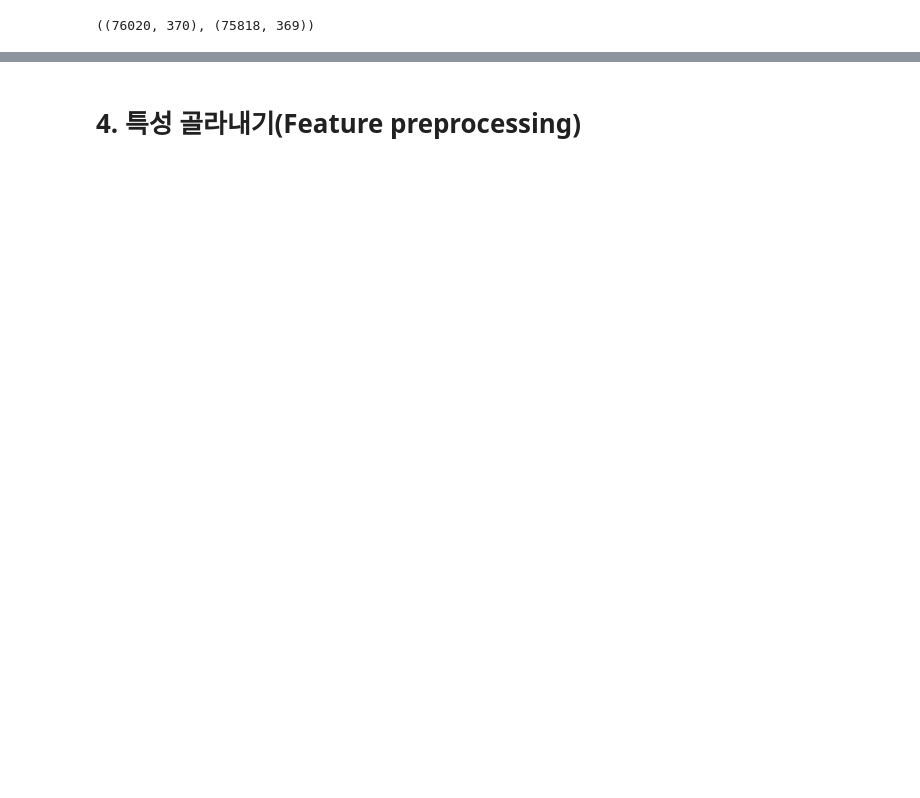
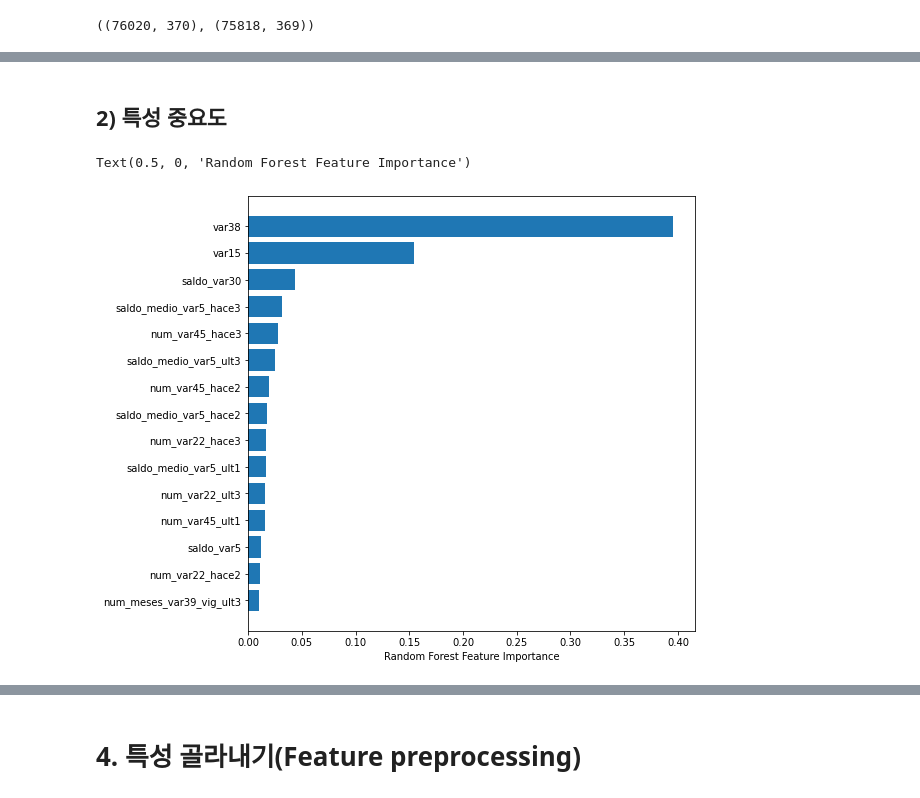
Before and after one commit to AIBootcamp19Team2/Santander, a Jupyter notebook: AI19_2조.ipynb, the cells around one changed output, grey strips where cells are left out. Cells and saved outputs as stored; diff of their text form; code cells hidden in the pictures; blank space fills up the shorter version.

```diff
--- a/AI19_2조.ipynb
+++ b/AI19_2조.ipynb
@@ -44,0 +128,3 @@ test_df.drop(['ID'], axis=1, inplace= True)
+# %%
+train['var3'].replace(-999999,2, inplace=True) #-99999를 제일 많고 낮은값으로 교체
+train.drop('ID',axis=1 , inplace=True) #만족 불만족을 따지는거라 고객이름은 불필요하기에 필요없는 ID컬럼 삭제
@@ -44,0 +159,26 @@ test_df.drop(['ID'], axis=1, inplace= True)
+# %%
+#XGBoost #이전 gridcv로 나온 최적 파라미터{'colsample_bytree': 0.5, 'max_depth': 5, 'min_child_weigth': 1} 였으니 이것으로 바꿔줌
+#과적합방지를위해 n_estimators는 1000으로 증가시키고, 학습스탭크기를 0.02로 작게, L1 규제(Lasso)를 0.03으로 추가함
+xgb_clf = XGBClassifier(n_estimators=1000, random_state=156, learning_rate=0.02, max_depth=7,\
+                        min_child_weight=1, colsample_bytree=0.75, reg_alpha=0.03)
+
+xgb_clf.fit(X_train, y_train, early_stopping_rounds=200,
+            eval_metric="auc",eval_set=[(X_train, y_train), (X_test, y_test)])
+
+xgb_roc_score = roc_auc_score(y_test, xgb_clf.predict_proba(X_test)[:,1],average='macro')
+print('ROC AUC: {0:.4f}'.format(xgb_roc_score))
+
+ROC AUC: 0.8456
+# %%
+#gridcv를 이용한 최적 파라미터: {'max_depth': 128, 'min_child_samples': 100, 'num_leaves': 32, 'subsample': 0.8}를 적용해서 다시
+lgbm_clf = LGBMClassifier(n_estimators=1000, num_leaves=32, sumbsample=0.8, min_child_samples=100,
+                          max_depth=128)
+
+evals = [(X_test, y_test)]
+lgbm_clf.fit(X_train, y_train, early_stopping_rounds=100, eval_metric="auc", eval_set=evals, #eval_set=evals는 학습은 학습 데이터로 하되, 예측 오류값 평가는 eval_set로 지정된 검증 세트로 평가하는 방식, 학습 데이터로만 예측 오류값을 줄이게 되면 오버 피팅 우려가 높아서 별도의 검증 세트(evals) 를 지정하여 수행
+                verbose=True) #verbose=True 수행중 발생하는정보를 출력해줌
+
+lgbm_roc_score = roc_auc_score(y_test, lgbm_clf.predict_proba(X_test)[:,1],average='macro')
+print('ROC AUC: {0:.4f}'.format(lgbm_roc_score))
+
+ROC AUC: 0.8442
@@ -44,0 +258,20 @@ test_df.drop(['ID'], axis=1, inplace= True)
+# %% [markdown]
+## 2) 특성 중요도
+# %%
+# decissiontree for feature importance:
+from sklearn.tree import DecisionTreeRegressor
+from sklearn.tree import DecisionTreeClassifier
+
+model = DecisionTreeClassifier()
+model.fit(X_train, y_train)
+
+# get importance
+importance_dt = model.feature_importances_
+
+# before feat engg
+sorted_idx = importance_dt.argsort()[-15:]
+plt.barh(X_train.columns[sorted_idx], importance_dt[sorted_idx])
+plt.xlabel("Random Forest Feature Importance")
+# %% [output]
+Text(0.5, 0, 'Random Forest Feature Importance')
+[figure, added]
```
Also changed, not shown: parts of 111 cells of this notebook.
